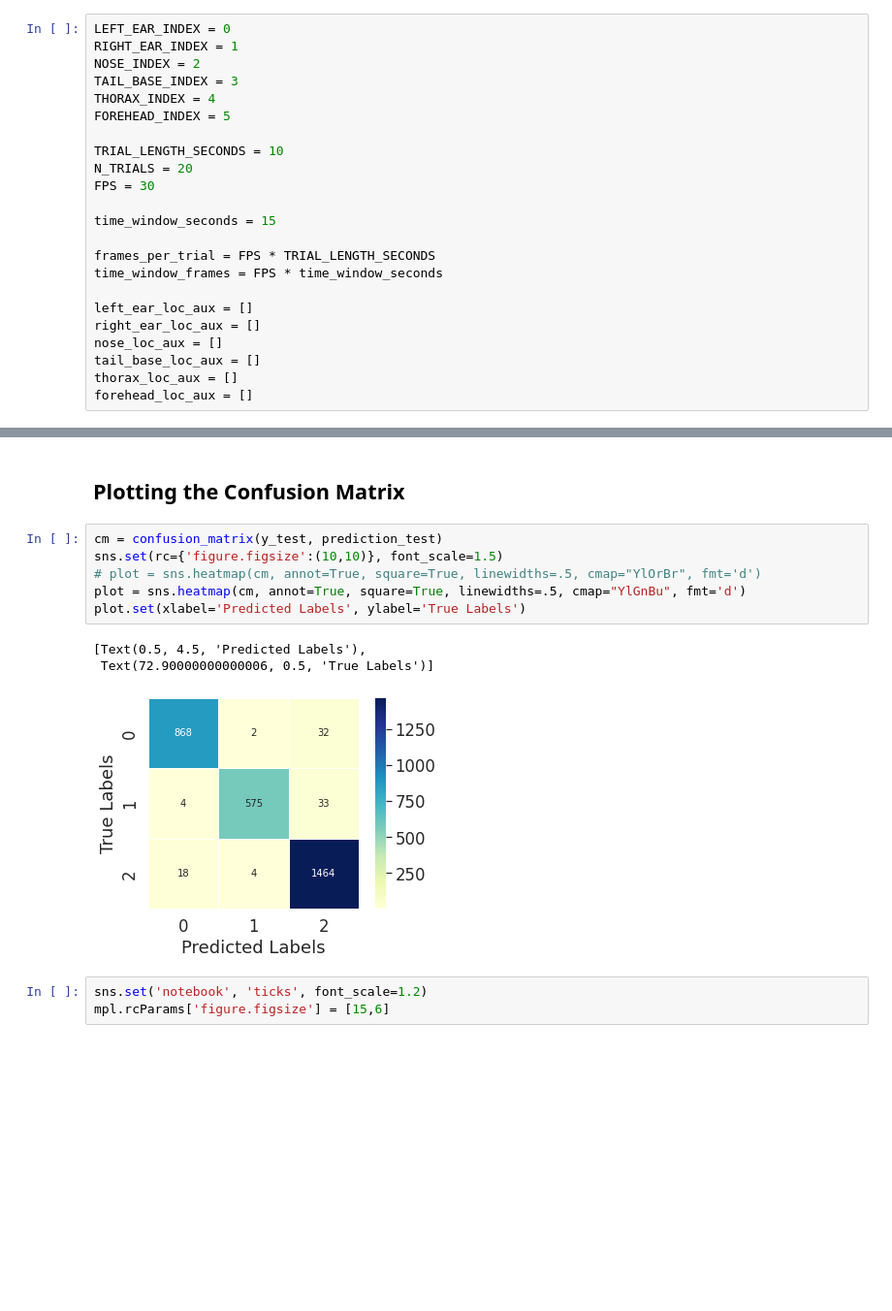
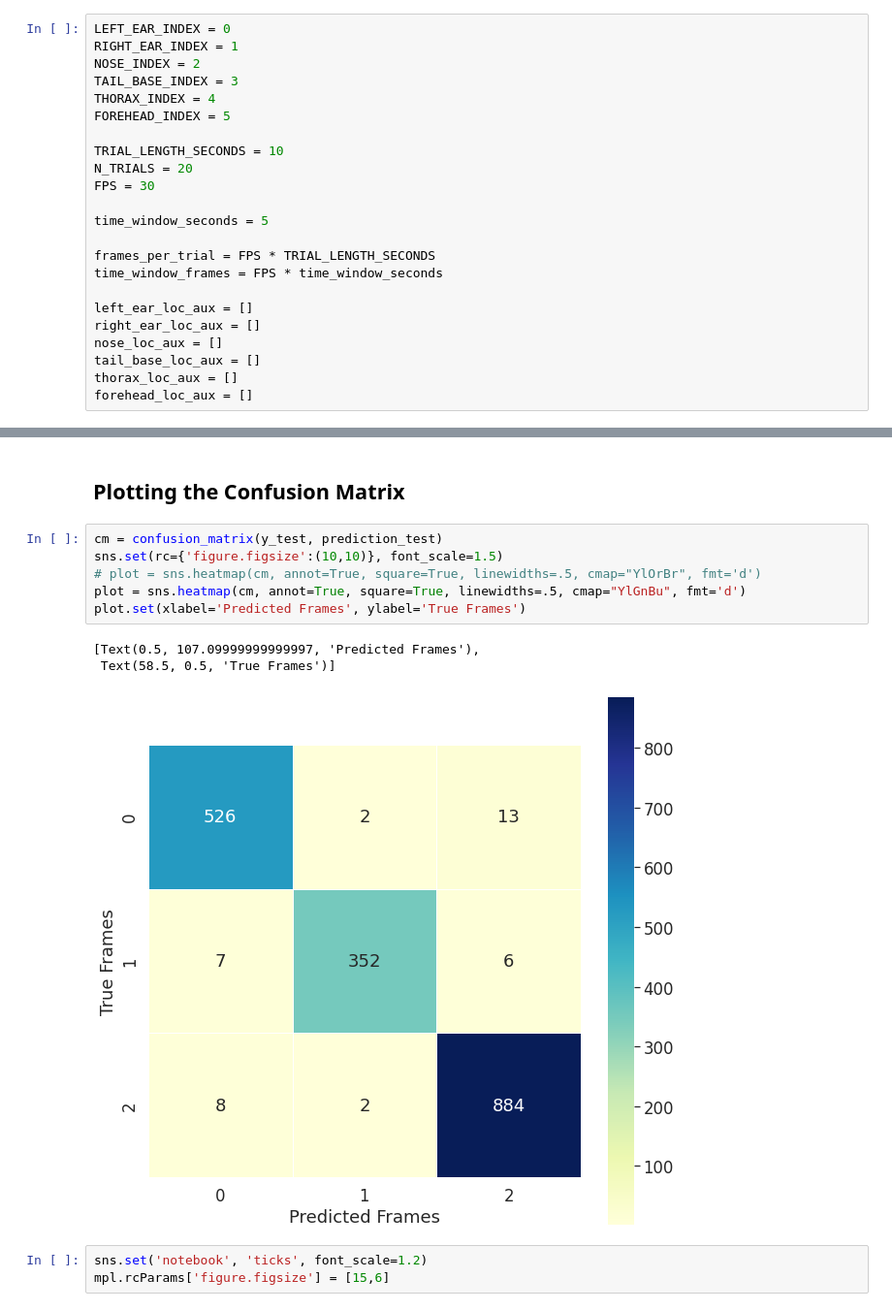
Before and after one commit to padillacoreanolab/ml_behavioral_quantification, a Jupyter notebook: prediction_analysis.ipynb, the cells around one changed output, grey strips where cells are left out. Shown at 97% size. Cells and saved outputs as stored; diff of their text form; blank space fills up the shorter version.

```diff
--- a/prediction_analysis.ipynb
+++ b/prediction_analysis.ipynb
@@ -236,7 +236,7 @@ TRIAL_LENGTH_SECONDS = 10
 N_TRIALS = 20
 FPS = 30
 
-time_window_seconds = 15
+time_window_seconds = 5
 
 frames_per_trial = FPS * TRIAL_LENGTH_SECONDS
 time_window_frames = FPS * time_window_seconds
@@ -548,13 +546,13 @@ dtype: float64
 # %%
 cm = confusion_matrix(y_test, prediction_test)
 sns.set(rc={'figure.figsize':(10,10)}, font_scale=1.5)
 # plot = sns.heatmap(cm, annot=True, square=True, linewidths=.5, cmap="YlOrBr", fmt='d')
 plot = sns.heatmap(cm, annot=True, square=True, linewidths=.5, cmap="YlGnBu", fmt='d')
-plot.set(xlabel='Predicted Labels', ylabel='True Labels')
+plot.set(xlabel='Predicted Frames', ylabel='True Frames')
 # %% [output]
-[Text(0.5, 4.5, 'Predicted Labels'),
- Text(72.90000000000006, 0.5, 'True Labels')]
+[Text(0.5, 107.09999999999997, 'Predicted Frames'),
+ Text(58.5, 0.5, 'True Frames')]
-[figure, old version]
+[figure, new version]
 # %%
 sns.set('notebook', 'ticks', font_scale=1.2)
 mpl.rcParams['figure.figsize'] = [15,6]
```
Also changed, not shown: parts of 22 cells of this notebook.
